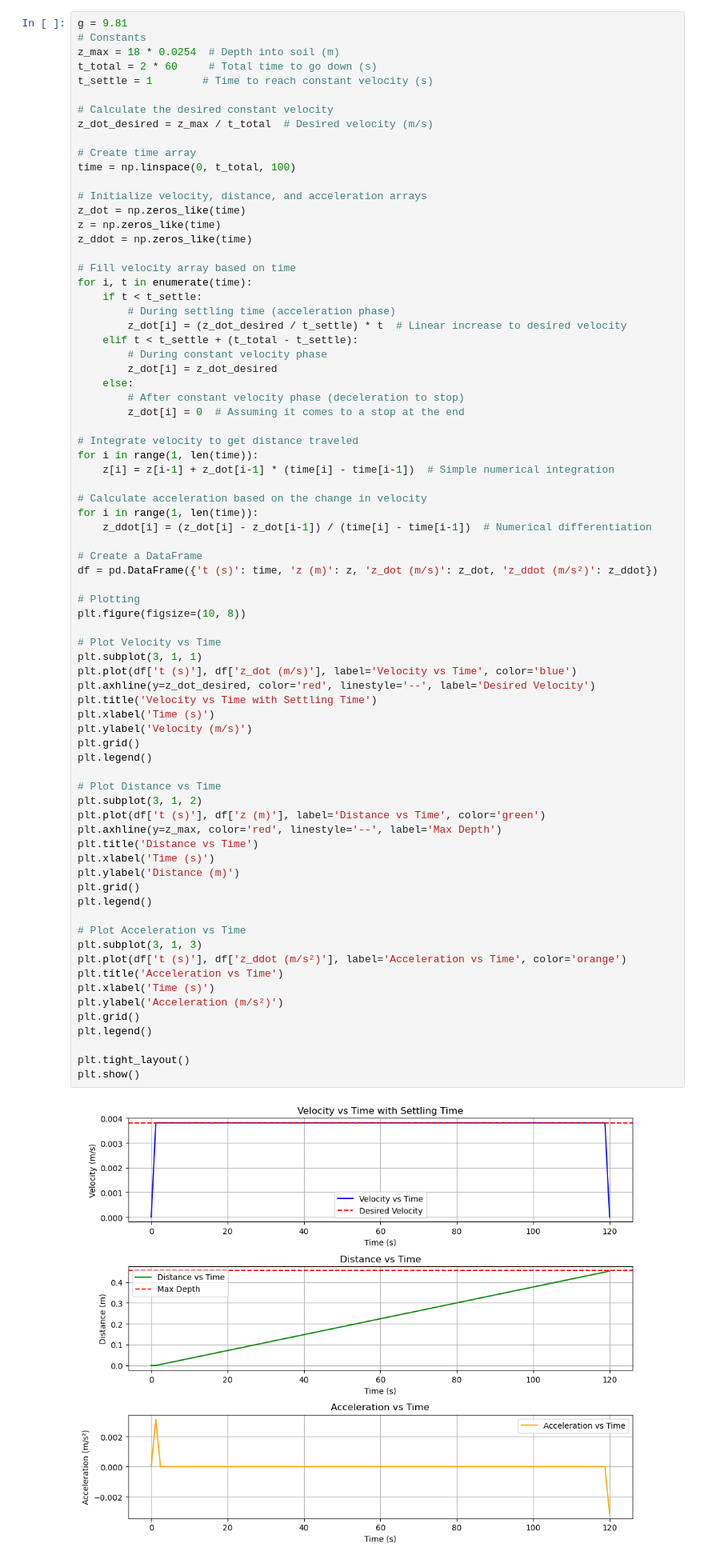
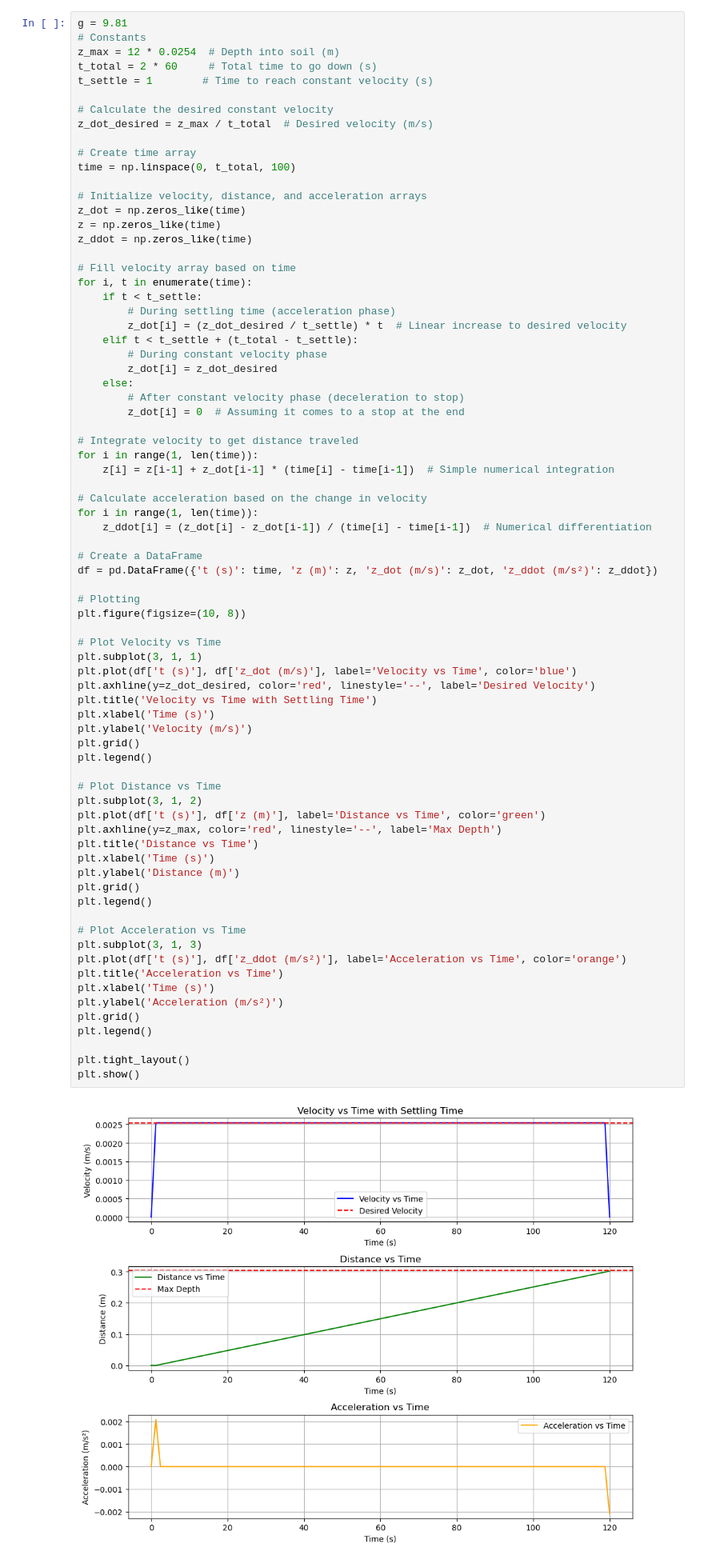
Before and after one commit to lokichubs/TerraProbe, a Jupyter notebook: Modeling Work/prelim_phys_model.ipynb, the cells around one changed output. Shown at 80% size. Drawn from its saved outputs; the diff is of its cells as text.

Commit message:
Changed max depth

```diff
--- a/Modeling Work/prelim_phys_model.ipynb
+++ b/Modeling Work/prelim_phys_model.ipynb
@@ -8,7 +8,7 @@ import scipy as spy
 # %%
 g = 9.81
 # Constants
-z_max = 18 * 0.0254  # Depth into soil (m)
+z_max = 12 * 0.0254  # Depth into soil (m)
 t_total = 2 * 60     # Total time to go down (s)
 t_settle = 1        # Time to reach constant velocity (s)
 
@@ -54,34 +54,34 @@ plt.subplot(3, 1, 1)
 plt.plot(df['t (s)'], df['z_dot (m/s)'], label='Velocity vs Time', color='blue')
 plt.axhline(y=z_dot_desired, color='red', linestyle='--', label='Desired Velocity')
 plt.title('Velocity vs Time with Settling Time')
 plt.xlabel('Time (s)')
 plt.ylabel('Velocity (m/s)')
 plt.grid()
 plt.legend()
 
 # Plot Distance vs Time
 plt.subplot(3, 1, 2)
 plt.plot(df['t (s)'], df['z (m)'], label='Distance vs Time', color='green')
 plt.axhline(y=z_max, color='red', linestyle='--', label='Max Depth')
 plt.title('Distance vs Time')
 plt.xlabel('Time (s)')
 plt.ylabel('Distance (m)')
 plt.grid()
 plt.legend()
 
 # Plot Acceleration vs Time
 plt.subplot(3, 1, 3)
 plt.plot(df['t (s)'], df['z_ddot (m/s²)'], label='Acceleration vs Time', color='orange')
 plt.title('Acceleration vs Time')
 plt.xlabel('Time (s)')
 plt.ylabel('Acceleration (m/s²)')
 plt.grid()
 plt.legend()
 
 plt.tight_layout()
 plt.show()
 # %% [output]
-[figure, old version]
+[figure, new version]
 # %%
 ##Robot Paramaters
 
```
Also changed, not shown: parts of 2 cells of this notebook, 1 other file.
